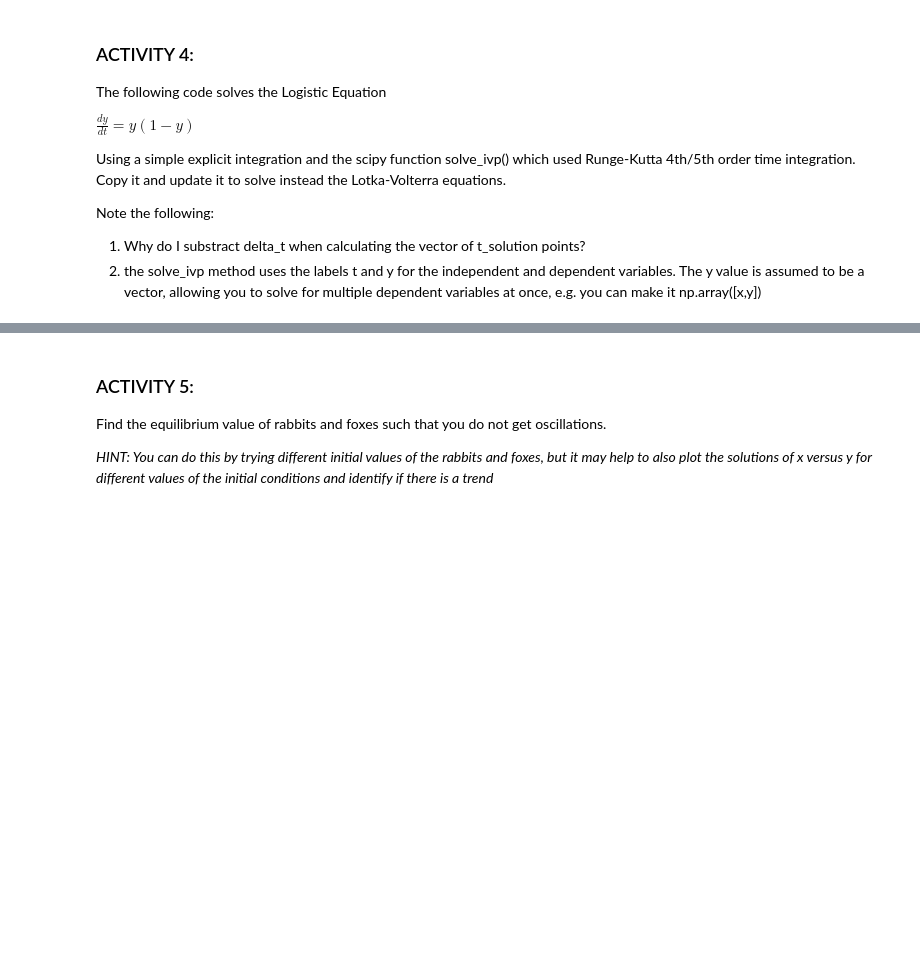
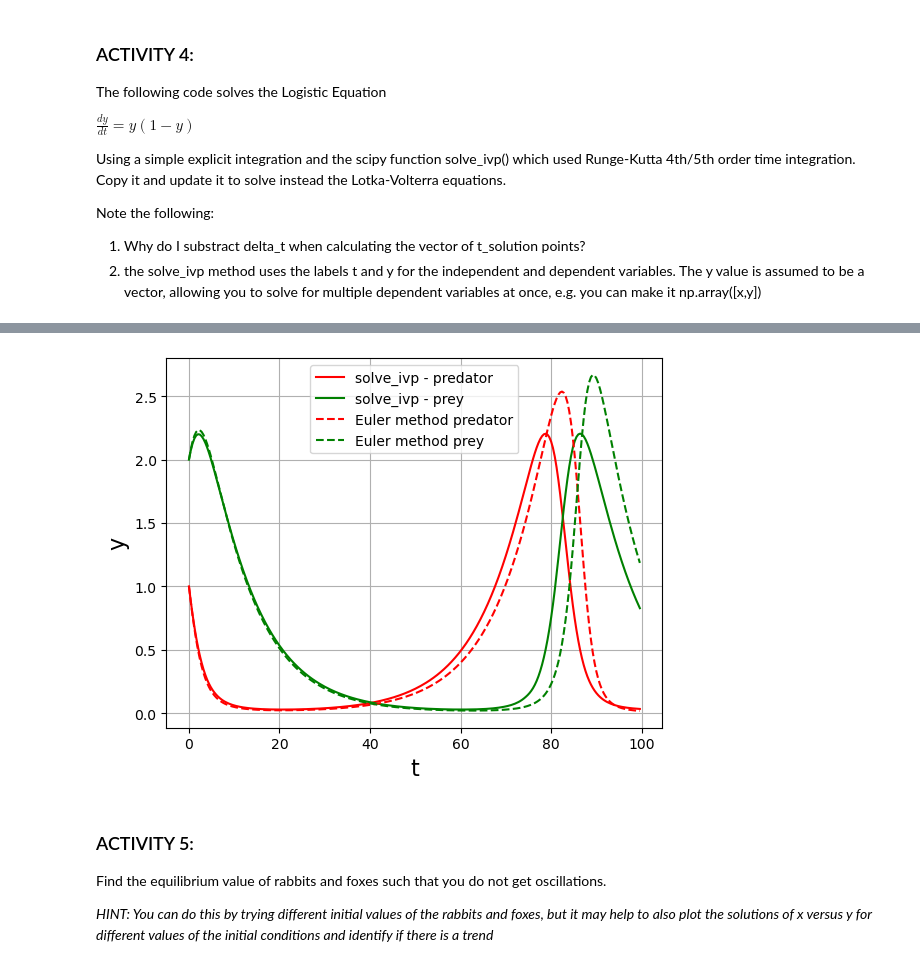
Before and after one commit to VeatrikiVas/TopicsInSciComp, a Jupyter notebook: Notebooks/Week3_LabExercises.ipynb, the cells around one changed output, grey strips where cells are left out. Saved outputs shown, nothing was run; the diff lists cells and outputs as text; code cells hidden in the pictures; blank space fills up the shorter version.

```diff
--- a/Notebooks/Week3_LabExercises.ipynb
+++ b/Notebooks/Week3_LabExercises.ipynb
@@ -317,7 +452,57 @@ plt.legend(loc='best');
 # %%
 # Your solution here for the predator-prey equations !
 
 # UPDATE ME!
+
+# Solve the 1d logistic equation from class
+from scipy.integrate import solve_ivp
+
+# Note that the function has to take t as the first argument and y as the second
+def calculate_Lotka_Volterra_dydt(t, y):
+    """Returns the gradient dy/dt for the predator-prey equations"""
+    a=0.1
+    b=0.2
+    c=0.1
+    d=0.2
+
+    predators = y[0]
+    prey = y[1]
+
+    dydt = np.zeros_like(y) #bc it is a system of equations
+    dydt[0] = a*predators - b*predators*prey
+    dydt[1] = -c*prey + d*predators*prey
+
+    return dydt
+
+max_time = 100.0
+N_time_steps = 250
+delta_t = max_time / N_time_steps
+t_solution = np.linspace(0.0, max_time-delta_t, N_time_steps) # values of independent variable
+y0 = np.array([1.0, 2.0]) # an initial condition, for y[0] and y[1], note it needs to be an array
+
+solution = solve_ivp(calculate_Lotka_Volterra_dydt, [0,max_time], y0,
+                        method='RK45', t_eval=t_solution)
+
+plt.grid()
+plt.xlabel("t", fontsize=16)
+plt.ylabel("y", fontsize=16)
+plt.plot(solution.t, solution.y[0], 'r-', label="solve_ivp - predator")
+plt.plot(solution.t, solution.y[1], 'g-', label="solve_ivp - prey")
+
+# Now do it using Euler's method
+# increase the number of steps to see how the solution changes
+y_solution = np.zeros([N_time_steps, 2])
+y_solution[0][:] = y0
+for itime, time in enumerate(t_solution) :
+    if itime > 0 :
+        dydt = calculate_Lotka_Volterra_dydt(time, y_solution[itime-1][:])
+        y_solution[:][itime] = y_solution[itime-1][:] + dydt * delta_t
+
+plt.plot(t_solution, y_solution[:,0], 'r--',label="Euler method predator")
+plt.plot(t_solution, y_solution[:,1], 'g--',label="Euler method prey")
+plt.legend(loc='best');
+# %% [output]
+[figure, added]
 # %% [markdown]
 ### ACTIVITY 5:
 
```
Also changed, not shown: parts of 7 cells of this notebook.
